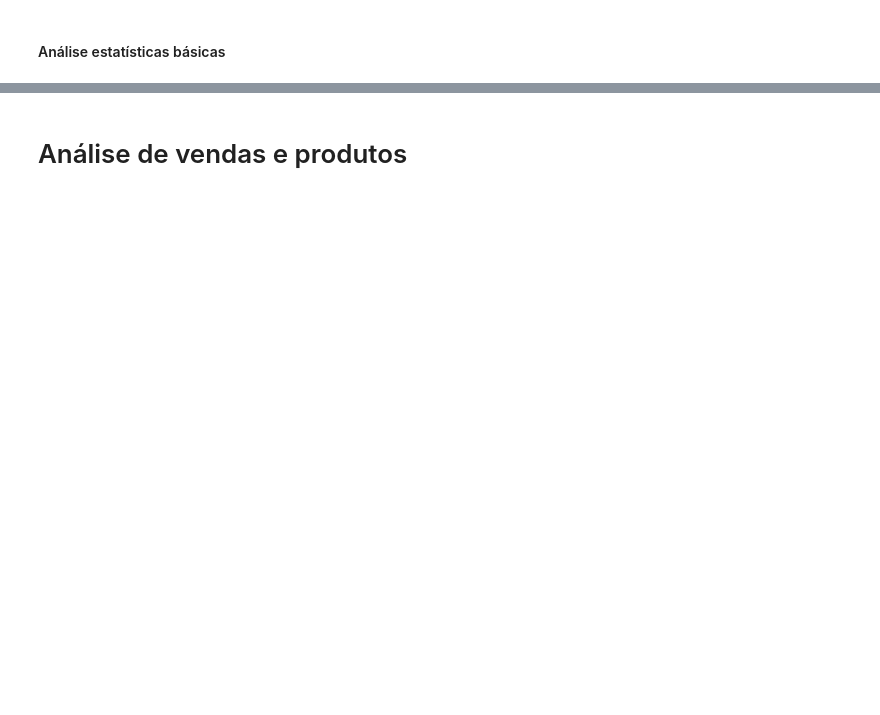
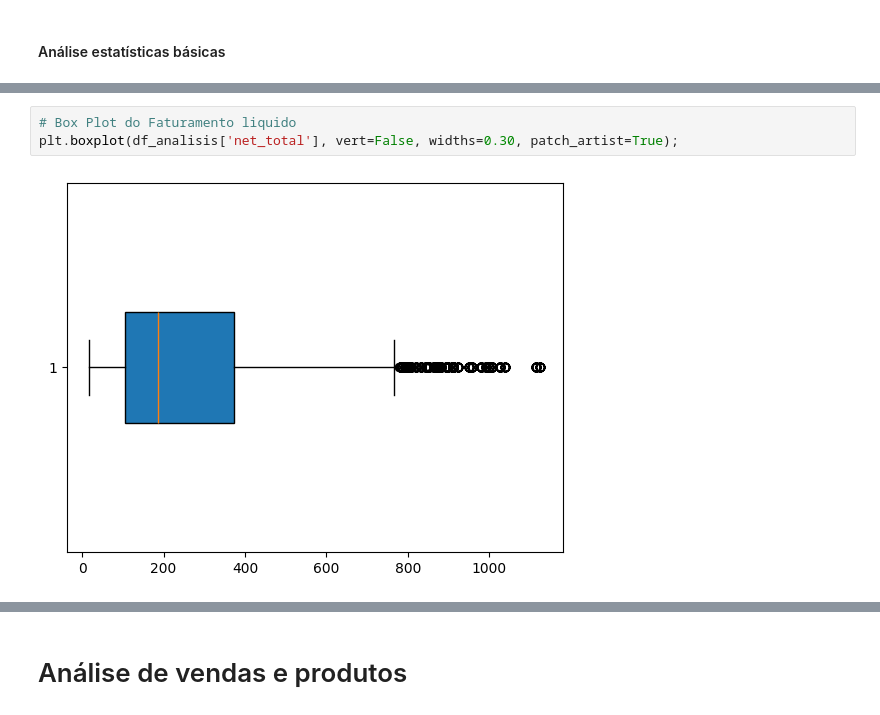
Before and after one commit to JacksonvBarbosa/america_ecommerce, a Jupyter notebook: notebook/03_eda/exploratory_analysis.ipynb, the cells around one changed output, grey strips where cells are left out. Cells and saved outputs as stored; diff of their text form; blank space fills up the shorter version.

```diff
--- a/notebook/03_eda/exploratory_analysis.ipynb
+++ b/notebook/03_eda/exploratory_analysis.ipynb
@@ -208,0 +242,5 @@ detect_outliers(df)
+# %%
+# Box Plot do Faturamento liquido
+plt.boxplot(df_analisis['net_total'], vert=False, widths=0.30, patch_artist=True);
+# %% [output]
+[figure, added]
```
Also changed, not shown: parts of 121 cells of this notebook, 10 other files.
